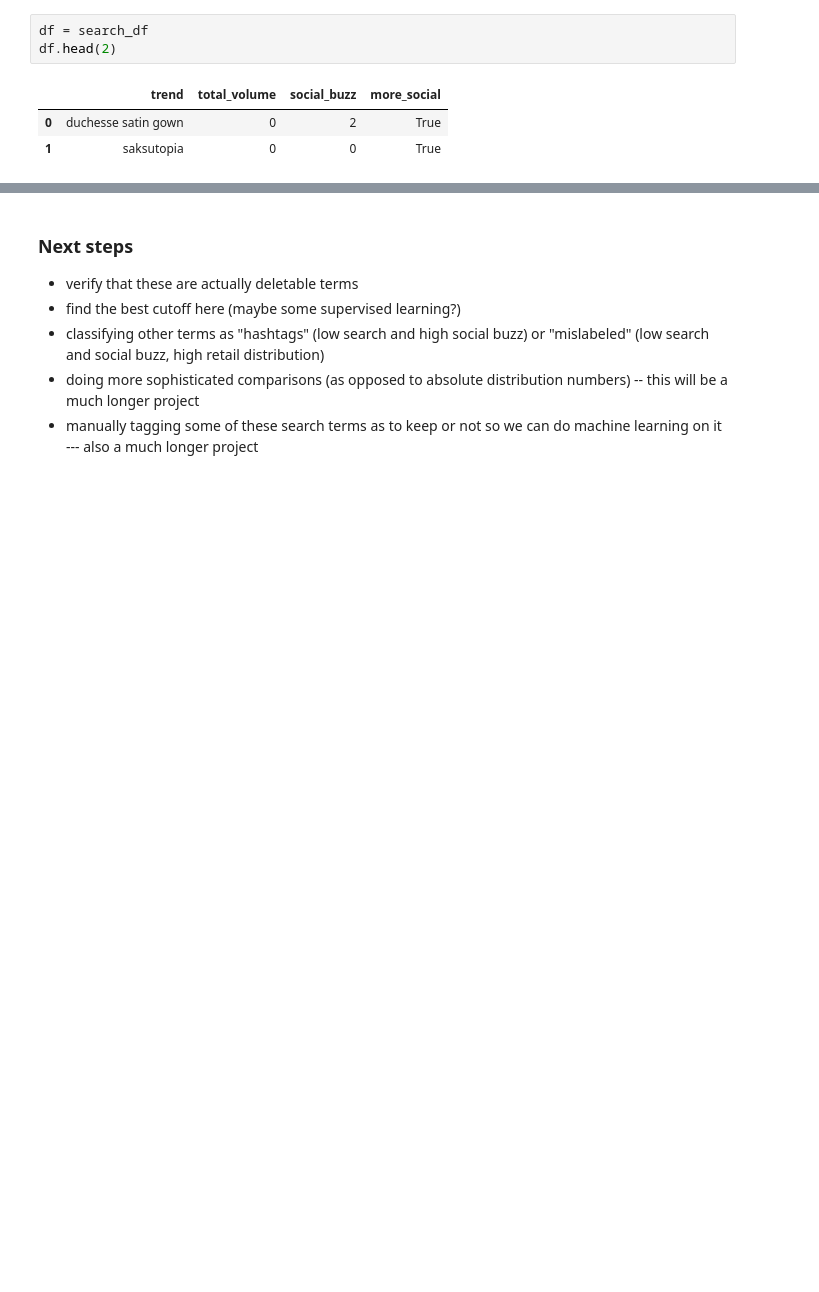
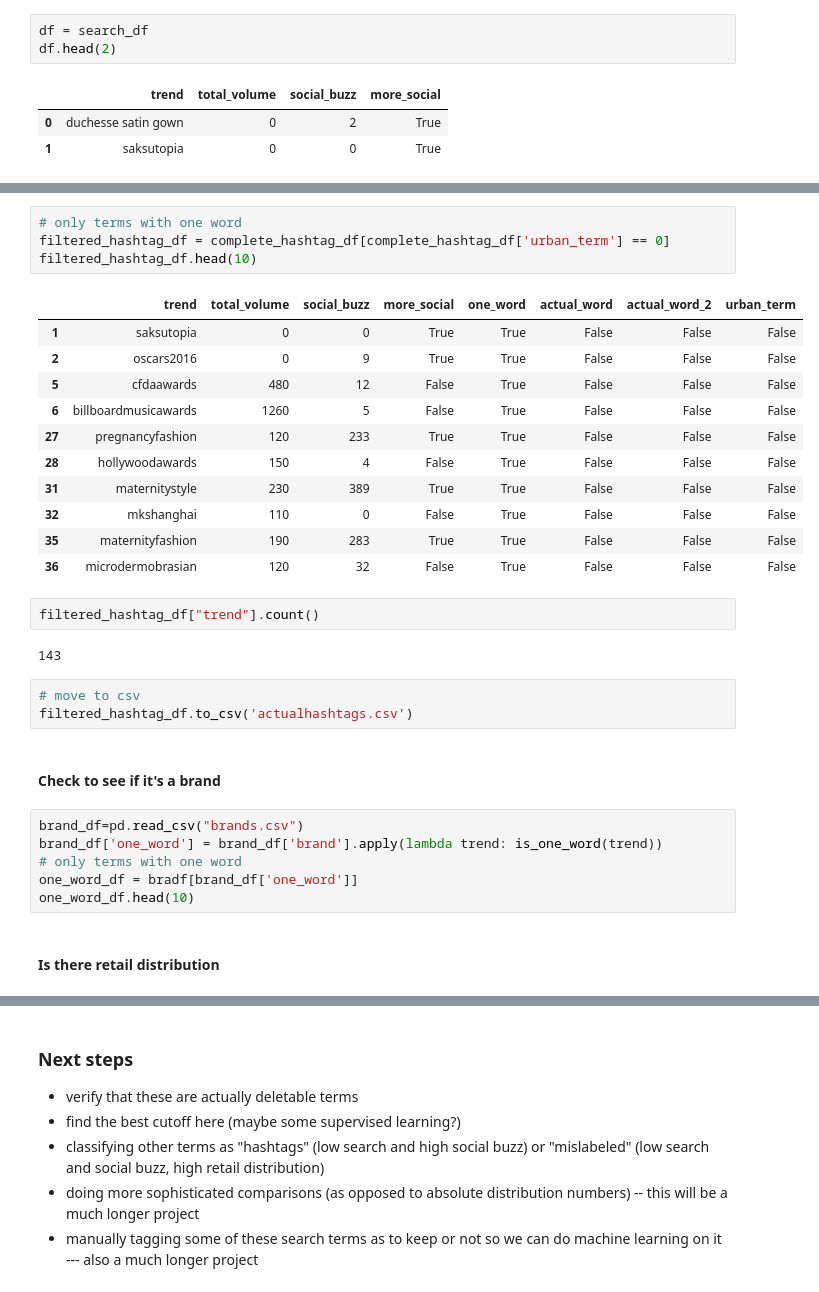
Before and after one commit to belindazeng/search, a Jupyter notebook: Hashtags.ipynb, the cells around one changed output, grey strips where cells are left out. Cells and saved outputs as stored; diff of their text form; blank space fills up the shorter version.

```diff
--- a/Hashtags.ipynb
+++ b/Hashtags.ipynb
@@ -508,0 +673,33 @@ False
+# %%
+# only terms with one word
+filtered_hashtag_df = complete_hashtag_df[complete_hashtag_df['urban_term'] == 0]
+filtered_hashtag_df.head(10)
+# %% [output]
+|  | trend | total_volume | social_buzz | more_social | one_word | actual_word | actual_word_2 | urban_term |
+| 1 | saksutopia | 0 | 0 | True | True | False | False | False |
+| 2 | oscars2016 | 0 | 9 | True | True | False | False | False |
+| 5 | cfdaawards | 480 | 12 | False | True | False | False | False |
+| 6 | billboardmusicawards | 1260 | 5 | False | True | False | False | False |
+| 27 | pregnancyfashion | 120 | 233 | True | True | False | False | False |
+| 28 | hollywoodawards | 150 | 4 | False | True | False | False | False |
+| 31 | maternitystyle | 230 | 389 | True | True | False | False | False |
+| 32 | mkshanghai | 110 | 0 | False | True | False | False | False |
+| 35 | maternityfashion | 190 | 283 | True | True | False | False | False |
+| 36 | microdermobrasian | 120 | 32 | False | True | False | False | False |
+# %%
+filtered_hashtag_df["trend"].count()
+# %% [output]
+143
+# %%
+# move to csv
+filtered_hashtag_df.to_csv('actualhashtags.csv')
+# %% [markdown]
+#### Check to see if it's a brand
+# %%
+brand_df=pd.read_csv("brands.csv")
+brand_df['one_word'] = brand_df['brand'].apply(lambda trend: is_one_word(trend))
+# only terms with one word
+one_word_df = bradf[brand_df['one_word']]
+one_word_df.head(10)
+# %% [markdown]
+#### Is there retail distribution
```
Also changed, not shown: parts of 23 cells of this notebook, 4 other files.
